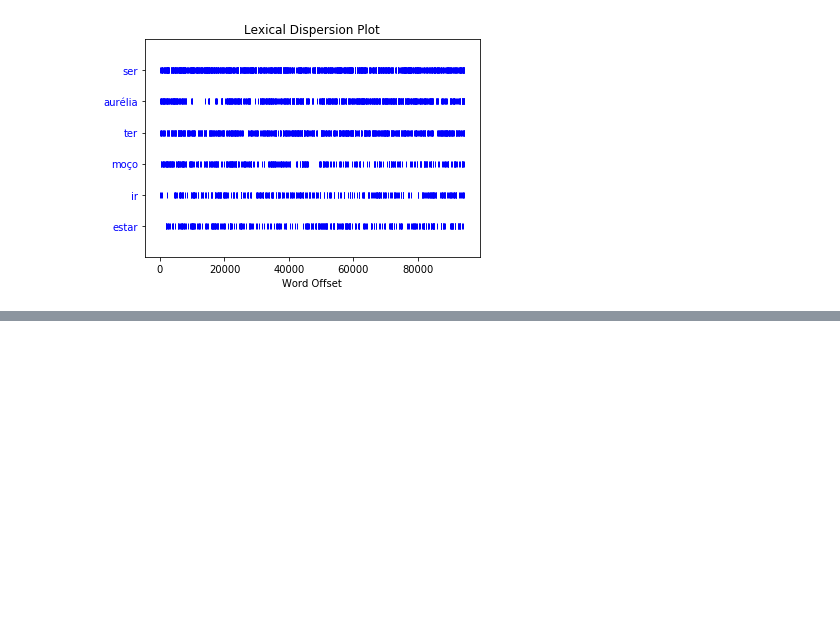
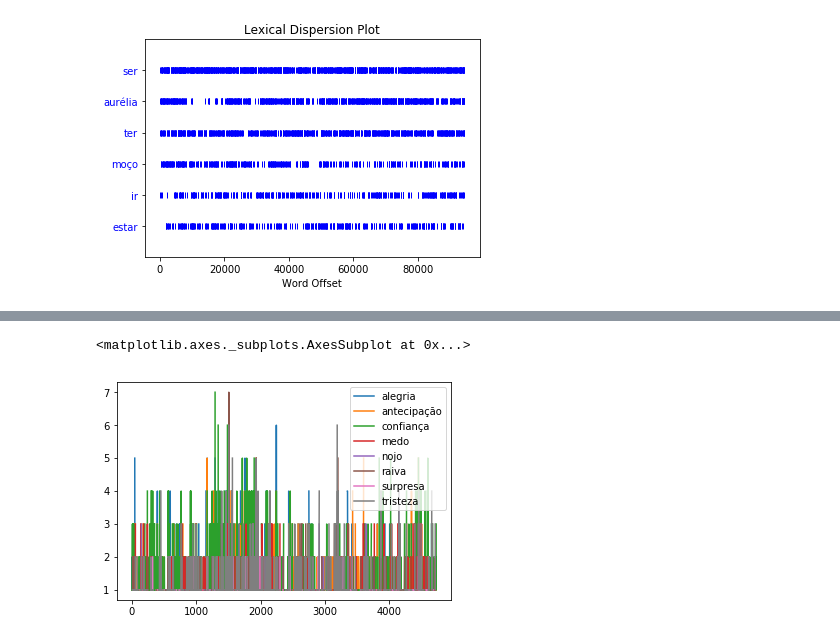
Before and after one commit to ellfiscina/TextMining, a Jupyter notebook: Preprocess_with_TreeTagger.ipynb, the cells around one changed output, grey strips where cells are left out. Cells and saved outputs as stored; diff of their text form; code cells hidden in the pictures; blank space fills up the shorter version.

Commit message:
word list

```diff
--- a/Preprocess_with_TreeTagger.ipynb
+++ b/Preprocess_with_TreeTagger.ipynb
@@ -115,0 +163,11 @@ text.dispersion_plot(sortedToken[:6])
+# %%
+l = []
+for sent in sent_list:
+    l.append(generate_count(wordList, sent))
+# %%
+def generate_count(word_list, tokens):
+    emoCount = Counter()
+    for t in tokens:
+        if len(word_list[t]) > 0:
+            emoCount += Counter(word_list[t])
+    return emoCount
@@ -115,0 +182,9 @@ text.dispersion_plot(sortedToken[:6])
+# %%
+d = {}
+for sent in sent_list:
+    index = sent_list.index(sent)
+    count = generate_count(wordList, sent)
+    if bool(count):
+        d[index] = pd.Series(count)
+# %%
+df = pd.DataFrame(d)
@@ -115,0 +204,5 @@ text.dispersion_plot(sortedToken[:6])
+# %%
+df.T.plot()
+# %% [output]
+<matplotlib.axes._subplots.AxesSubplot at 0x...>
+[figure, added]
```
Also changed, not shown: parts of 18 cells of this notebook, 2 other files.
